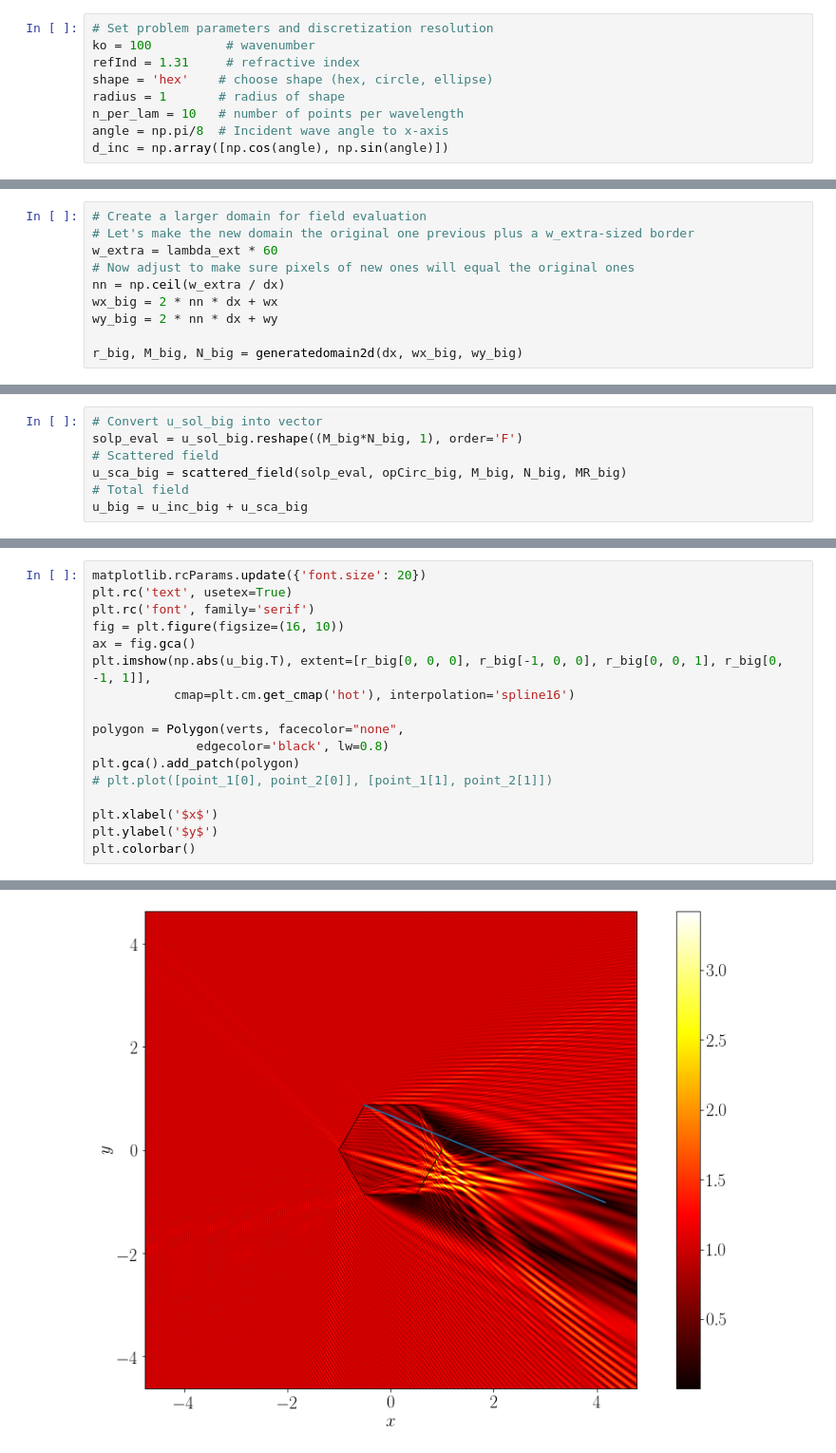
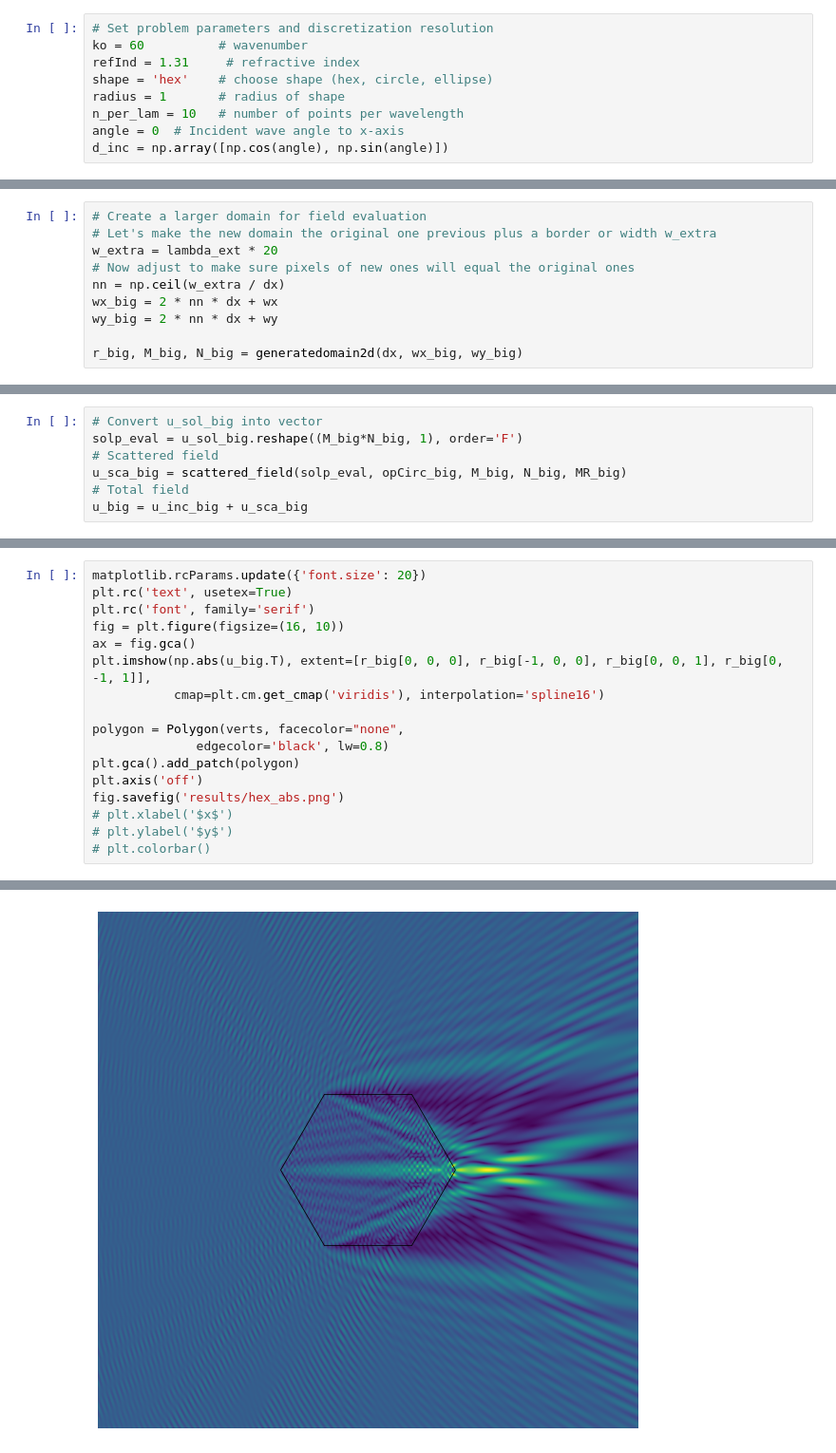
Before and after one commit to samuelpgroth/vines, a Jupyter notebook: demo/acoustics/demo_2d.ipynb, the cells around one changed output, grey strips where cells are left out. Shown at 95% size. Drawn from its saved outputs; the diff is of its cells as text.

```diff
--- a/demo/acoustics/demo_2d.ipynb
+++ b/demo/acoustics/demo_2d.ipynb
@@ -39,12 +40,12 @@ $$
 $$
 # %%
 # Set problem parameters and discretization resolution
-ko = 100          # wavenumber
+ko = 60          # wavenumber
 refInd = 1.31     # refractive index
 shape = 'hex'    # choose shape (hex, circle, ellipse)
 radius = 1       # radius of shape
 n_per_lam = 10   # number of points per wavelength
-angle = np.pi/8  # Incident wave angle to x-axis
+angle = 0  # Incident wave angle to x-axis
 d_inc = np.array([np.cos(angle), np.sin(angle)])
 # %%
 lambda_ext = 2 * np.pi / ko  # wavelength
@@ -155,8 +153,8 @@ wx = r[-1, 0, 0] - r[0, 0, 0] + dx
 wy = r[0, -1, 1] - r[0, 0, 1] + dx
 # %%
 # Create a larger domain for field evaluation
-# Let's make the new domain the original one previous plus a w_extra-sized border
-w_extra = lambda_ext * 60
+# Let's make the new domain the original one previous plus a border or width w_extra
+w_extra = lambda_ext * 20
 # Now adjust to make sure pixels of new ones will equal the original ones
 nn = np.ceil(w_extra / dx)
 wx_big = 2 * nn * dx + wx
@@ -207,14 +199,14 @@ plt.rc('font', family='serif')
 fig = plt.figure(figsize=(16, 10))
 ax = fig.gca()
 plt.imshow(np.abs(u_big.T), extent=[r_big[0, 0, 0], r_big[-1, 0, 0], r_big[0, 0, 1], r_big[0, -1, 1]],
-           cmap=plt.cm.get_cmap('hot'), interpolation='spline16')
+           cmap=plt.cm.get_cmap('viridis'), interpolation='spline16')
 
 polygon = Polygon(verts, facecolor="none",
               edgecolor='black', lw=0.8)
 plt.gca().add_patch(polygon)
-# plt.plot([point_1[0], point_2[0]], [point_1[1], point_2[1]])
-
-plt.xlabel('$x$')
-plt.ylabel('$y$')
-plt.colorbar()
+plt.axis('off')
+fig.savefig('results/hex_abs.png')
+# plt.xlabel('$x$')
+# plt.ylabel('$y$')
+# plt.colorbar()
 # %% [output]
@@ -222 +213 @@ plt.colorbar()
-[figure, old version]
+[figure, new version]
```
Also changed, not shown: parts of 23 cells of this notebook, 4 other files.
